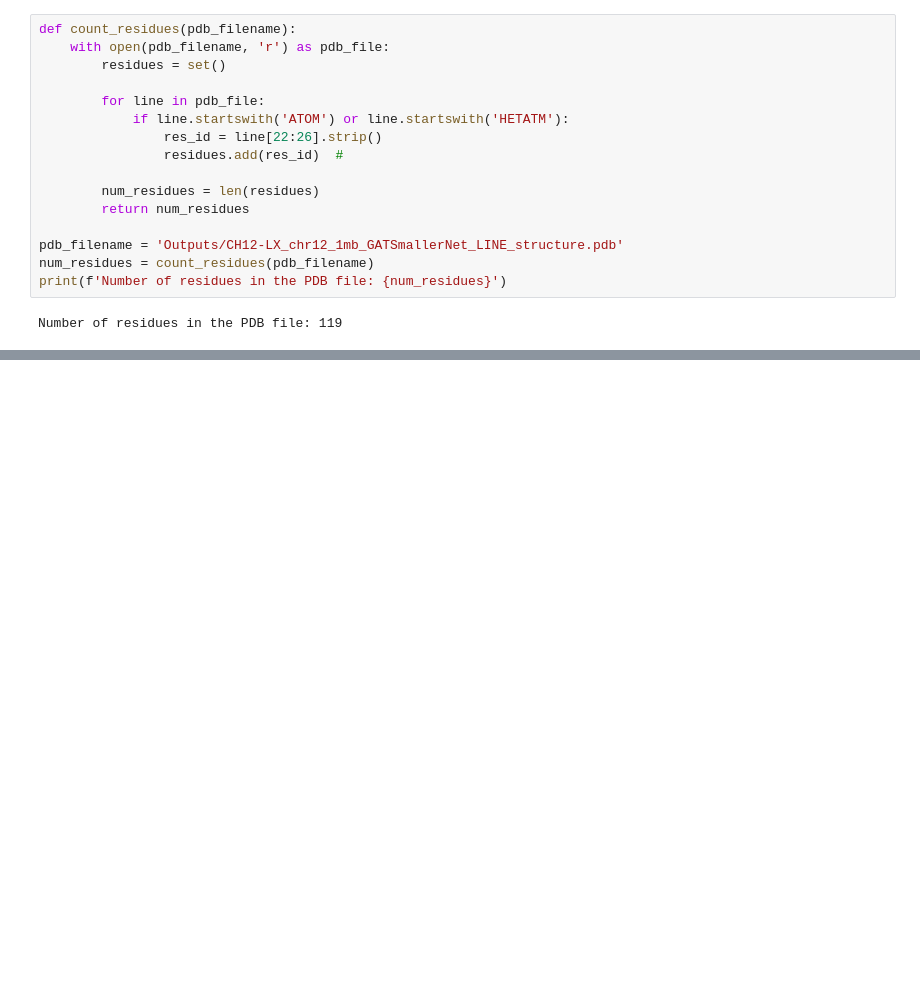
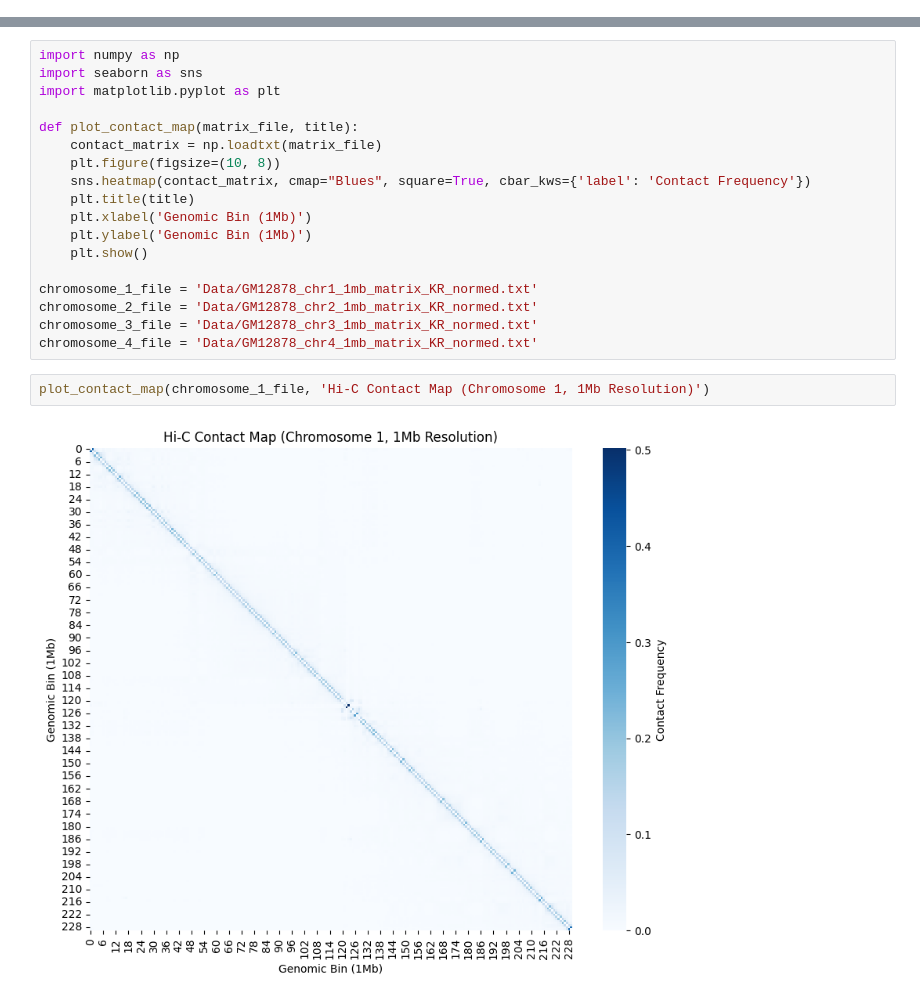
Before and after one commit to beyzoskaya/HiC-GNN, a Jupyter notebook: visualize.ipynb, the cells around one changed output, grey strips where cells are left out. Saved outputs shown, nothing was run; the diff lists cells and outputs as text; blank space fills up the shorter version.

Commit message:
comparsion graph added

```diff
--- a/visualize.ipynb
+++ b/visualize.ipynb
@@ -26,21 +1,3 @@ view.show()
-# %%
-def count_residues(pdb_filename):
-    with open(pdb_filename, 'r') as pdb_file:
-        residues = set()
-
-        for line in pdb_file:
-            if line.startswith('ATOM') or line.startswith('HETATM'):
-                res_id = line[22:26].strip()
-                residues.add(res_id)  #
-
-        num_residues = len(residues)
-        return num_residues
-
-pdb_filename = 'Outputs/CH12-LX_chr12_1mb_GATSmallerNet_LINE_structure.pdb'
-num_residues = count_residues(pdb_filename)
-print(f'Number of residues in the PDB file: {num_residues}')
-# %% [output]
-Number of residues in the PDB file: 119
 # %%
 import matplotlib.pyplot as plt
 import numpy as np
@@ -64,3 +21,25 @@ view.zoomTo()
 view.show()
 # %% [output]
 [interactive output not drawn]
+# %%
+import numpy as np
+import seaborn as sns
+import matplotlib.pyplot as plt
+
+def plot_contact_map(matrix_file, title):
+    contact_matrix = np.loadtxt(matrix_file)
+    plt.figure(figsize=(10, 8))
+    sns.heatmap(contact_matrix, cmap="Blues", square=True, cbar_kws={'label': 'Contact Frequency'})
+    plt.title(title)
+    plt.xlabel('Genomic Bin (1Mb)')
+    plt.ylabel('Genomic Bin (1Mb)')
+    plt.show()
+
+chromosome_1_file = 'Data/GM12878_chr1_1mb_matrix_KR_normed.txt'
+chromosome_2_file = 'Data/GM12878_chr2_1mb_matrix_KR_normed.txt'
+chromosome_3_file = 'Data/GM12878_chr3_1mb_matrix_KR_normed.txt'
+chromosome_4_file = 'Data/GM12878_chr4_1mb_matrix_KR_normed.txt'
+# %%
+plot_contact_map(chromosome_1_file, 'Hi-C Contact Map (Chromosome 1, 1Mb Resolution)')
+# %% [output]
+[figure, added]
```
Also changed, not shown: parts of 44 cells of this notebook.
